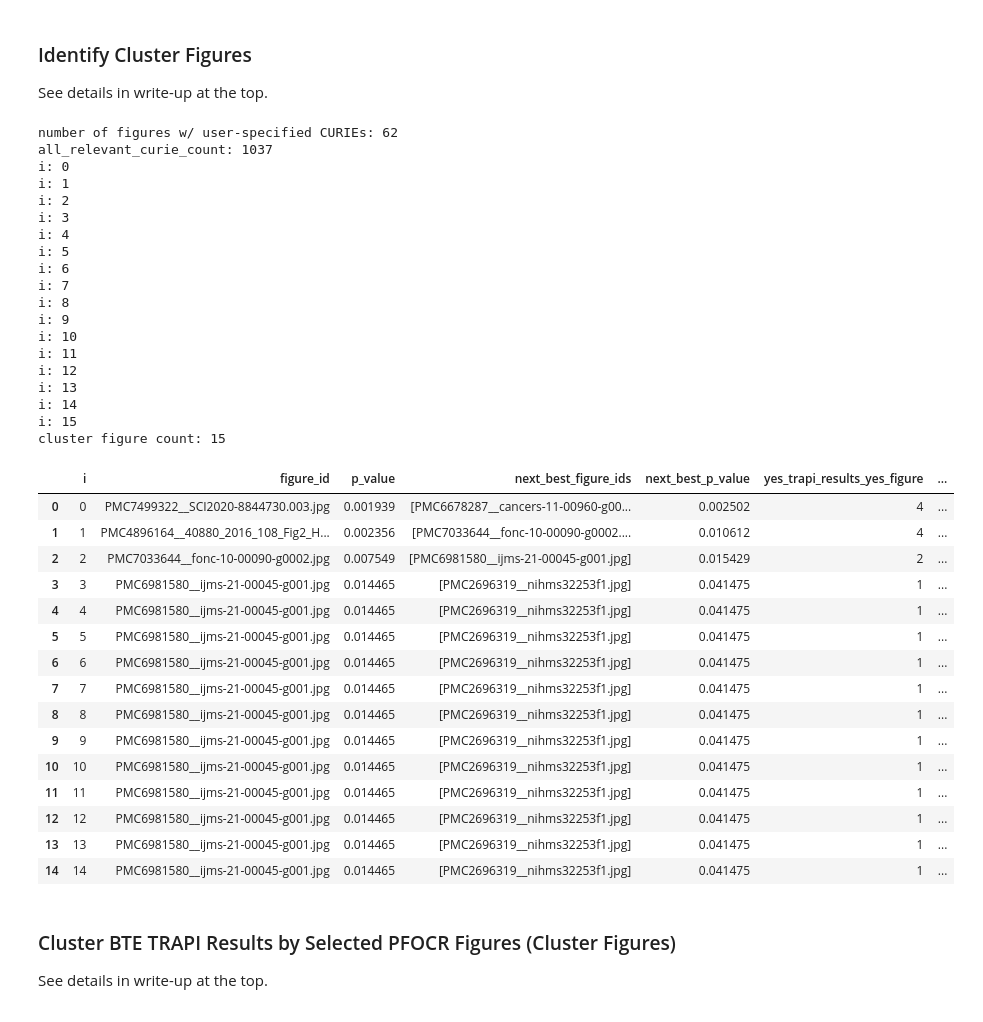
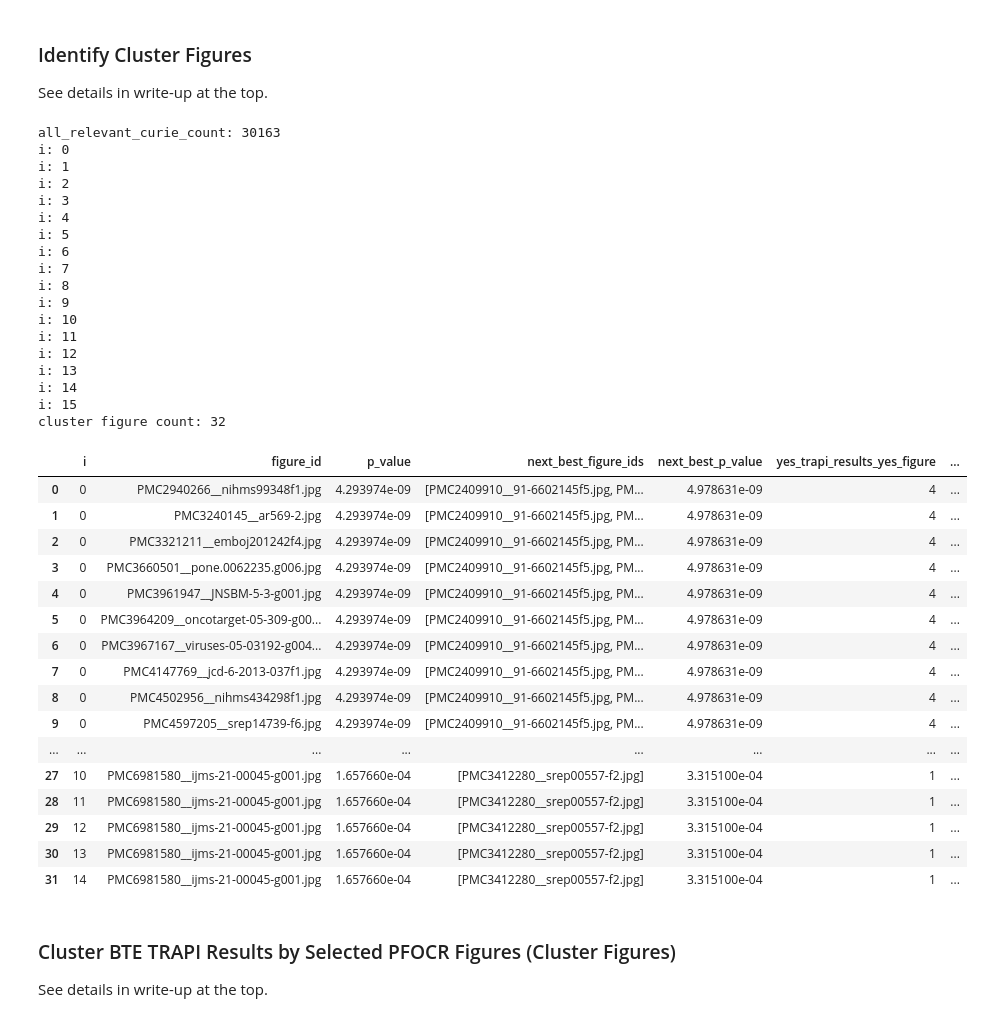
Before and after one commit to wikipathways/pathway-figure-ocr, a Jupyter notebook: notebooks/bte_clustering.ipynb, the cells around one changed output. Drawn from its saved outputs; the diff is of its cells as text; code cells hidden in the pictures.

```diff
--- a/notebooks/bte_clustering.ipynb
+++ b/notebooks/bte_clustering.ipynb
@@ -724,71 +725,71 @@ def get_next_cluster_figures(
 
 
 # don't worry whether cluster figure has user-specified IDs
+relevant_figure_curie_df = figure_curie_df[figure_curie_df["category"].isin(
+    list(relevant_pfocr_categories)
+)]
+# only use cluster figures that have the user-specified ids
+#figures_with_user_specified_ids = set(
+#    figure_curie_df[
+#        figure_curie_df["curie"].isin(user_specified_ids)
+#    ]["figure_id"]
+#)
+#print(f'number of figures w/ user-specified CURIEs: {len(figures_with_user_specified_ids)}')
 #relevant_figure_curie_df = figure_curie_df[figure_curie_df["category"].isin(
 #    list(relevant_pfocr_categories)
+#) & figure_curie_df["figure_id"].isin(
+#    figures_with_user_specified_ids
 #)]
-# only use cluster figures that have the user-specified ids
-figures_with_user_specified_ids = set(
-    figure_curie_df[
-        figure_curie_df["curie"].isin(user_specified_ids)
-    ]["figure_id"]
-)
-print(f'number of figures w/ user-specified CURIEs: {len(figures_with_user_specified_ids)}')
-relevant_figure_curie_df = figure_curie_df[figure_curie_df["category"].isin(
-    list(relevant_pfocr_categories)
-) & figure_curie_df["figure_id"].isin(
-    figures_with_user_specified_ids
-)]
 
 all_relevant_curie_count = len(set(
     relevant_figure_curie_df["curie"].drop_duplicates()
 ))
 print(f'all_relevant_curie_count: {all_relevant_curie_count}')
 
 cluster_figure_ids_out = get_next_cluster_figures(
     all_relevant_curie_count,
     relevant_figure_curie_df,
     trapi_results_unified_curies,
 )
 print(f'cluster figure count: {len(cluster_figure_ids_out)}')
 cluster_figure_df = pd.DataFrame.from_records(cluster_figure_data)
 cluster_figure_df
 # %% [output]
-number of figures w/ user-specified CURIEs: 62
-all_relevant_curie_count: 1037
+all_relevant_curie_count: 30163
 i: 0
 i: 1
 i: 2
 i: 3
 i: 4
 i: 5
 i: 6
 i: 7
 i: 8
 i: 9
 i: 10
 i: 11
 i: 12
 i: 13
 i: 14
 i: 15
-cluster figure count: 15
+cluster figure count: 32
 |  | i | figure_id | p_value | next_best_figure_ids | next_best_p_value | yes_trapi_results_yes_figure | ... |
-| 0 | 0 | PMC7499322__SCI2020-8844730.003.jpg | 0.001939 | [PMC6678287__cancers-11-00960-g00... | 0.002502 | 4 | ... |
-| 1 | 1 | PMC4896164__40880_2016_108_Fig2_H... | 0.002356 | [PMC7033644__fonc-10-00090-g0002.... | 0.010612 | 4 | ... |
-| 2 | 2 | PMC7033644__fonc-10-00090-g0002.jpg | 0.007549 | [PMC6981580__ijms-21-00045-g001.jpg] | 0.015429 | 2 | ... |
-| 3 | 3 | PMC6981580__ijms-21-00045-g001.jpg | 0.014465 | [PMC2696319__nihms32253f1.jpg] | 0.041475 | 1 | ... |
-| 4 | 4 | PMC6981580__ijms-21-00045-g001.jpg | 0.014465 | [PMC2696319__nihms32253f1.jpg] | 0.041475 | 1 | ... |
-| 5 | 5 | PMC6981580__ijms-21-00045-g001.jpg | 0.014465 | [PMC2696319__nihms32253f1.jpg] | 0.041475 | 1 | ... |
-| 6 | 6 | PMC6981580__ijms-21-00045-g001.jpg | 0.014465 | [PMC2696319__nihms32253f1.jpg] | 0.041475 | 1 | ... |
-| 7 | 7 | PMC6981580__ijms-21-00045-g001.jpg | 0.014465 | [PMC2696319__nihms32253f1.jpg] | 0.041475 | 1 | ... |
-| 8 | 8 | PMC6981580__ijms-21-00045-g001.jpg | 0.014465 | [PMC2696319__nihms32253f1.jpg] | 0.041475 | 1 | ... |
-| 9 | 9 | PMC6981580__ijms-21-00045-g001.jpg | 0.014465 | [PMC2696319__nihms32253f1.jpg] | 0.041475 | 1 | ... |
-| 10 | 10 | PMC6981580__ijms-21-00045-g001.jpg | 0.014465 | [PMC2696319__nihms32253f1.jpg] | 0.041475 | 1 | ... |
-| 11 | 11 | PMC6981580__ijms-21-00045-g001.jpg | 0.014465 | [PMC2696319__nihms32253f1.jpg] | 0.041475 | 1 | ... |
-| 12 | 12 | PMC6981580__ijms-21-00045-g001.jpg | 0.014465 | [PMC2696319__nihms32253f1.jpg] | 0.041475 | 1 | ... |
-| 13 | 13 | PMC6981580__ijms-21-00045-g001.jpg | 0.014465 | [PMC2696319__nihms32253f1.jpg] | 0.041475 | 1 | ... |
-| 14 | 14 | PMC6981580__ijms-21-00045-g001.jpg | 0.014465 | [PMC2696319__nihms32253f1.jpg] | 0.041475 | 1 | ... |
+| 0 | 0 | PMC2940266__nihms99348f1.jpg | 4.293974e-09 | [PMC2409910__91-6602145f5.jpg, PM... | 4.978631e-09 | 4 | ... |
+| 1 | 0 | PMC3240145__ar569-2.jpg | 4.293974e-09 | [PMC2409910__91-6602145f5.jpg, PM... | 4.978631e-09 | 4 | ... |
+| 2 | 0 | PMC3321211__emboj201242f4.jpg | 4.293974e-09 | [PMC2409910__91-6602145f5.jpg, PM... | 4.978631e-09 | 4 | ... |
+| 3 | 0 | PMC3660501__pone.0062235.g006.jpg | 4.293974e-09 | [PMC2409910__91-6602145f5.jpg, PM... | 4.978631e-09 | 4 | ... |
+| 4 | 0 | PMC3961947__JNSBM-5-3-g001.jpg | 4.293974e-09 | [PMC2409910__91-6602145f5.jpg, PM... | 4.978631e-09 | 4 | ... |
+| 5 | 0 | PMC3964209__oncotarget-05-309-g00... | 4.293974e-09 | [PMC2409910__91-6602145f5.jpg, PM... | 4.978631e-09 | 4 | ... |
+| 6 | 0 | PMC3967167__viruses-05-03192-g004... | 4.293974e-09 | [PMC2409910__91-6602145f5.jpg, PM... | 4.978631e-09 | 4 | ... |
+| 7 | 0 | PMC4147769__jcd-6-2013-037f1.jpg | 4.293974e-09 | [PMC2409910__91-6602145f5.jpg, PM... | 4.978631e-09 | 4 | ... |
+| 8 | 0 | PMC4502956__nihms434298f1.jpg | 4.293974e-09 | [PMC2409910__91-6602145f5.jpg, PM... | 4.978631e-09 | 4 | ... |
+| 9 | 0 | PMC4597205__srep14739-f6.jpg | 4.293974e-09 | [PMC2409910__91-6602145f5.jpg, PM... | 4.978631e-09 | 4 | ... |
+| ... | ... | ... | ... | ... | ... | ... | ... |
+| 27 | 10 | PMC6981580__ijms-21-00045-g001.jpg | 1.657660e-04 | [PMC3412280__srep00557-f2.jpg] | 3.315100e-04 | 1 | ... |
+| 28 | 11 | PMC6981580__ijms-21-00045-g001.jpg | 1.657660e-04 | [PMC3412280__srep00557-f2.jpg] | 3.315100e-04 | 1 | ... |
+| 29 | 12 | PMC6981580__ijms-21-00045-g001.jpg | 1.657660e-04 | [PMC3412280__srep00557-f2.jpg] | 3.315100e-04 | 1 | ... |
+| 30 | 13 | PMC6981580__ijms-21-00045-g001.jpg | 1.657660e-04 | [PMC3412280__srep00557-f2.jpg] | 3.315100e-04 | 1 | ... |
+| 31 | 14 | PMC6981580__ijms-21-00045-g001.jpg | 1.657660e-04 | [PMC3412280__srep00557-f2.jpg] | 3.315100e-04 | 1 | ... |
 # %% [markdown]
 ### Cluster BTE TRAPI Results by Selected PFOCR Figures (Cluster Figures)
 
```
Also changed, not shown: parts of 7 cells of this notebook.
